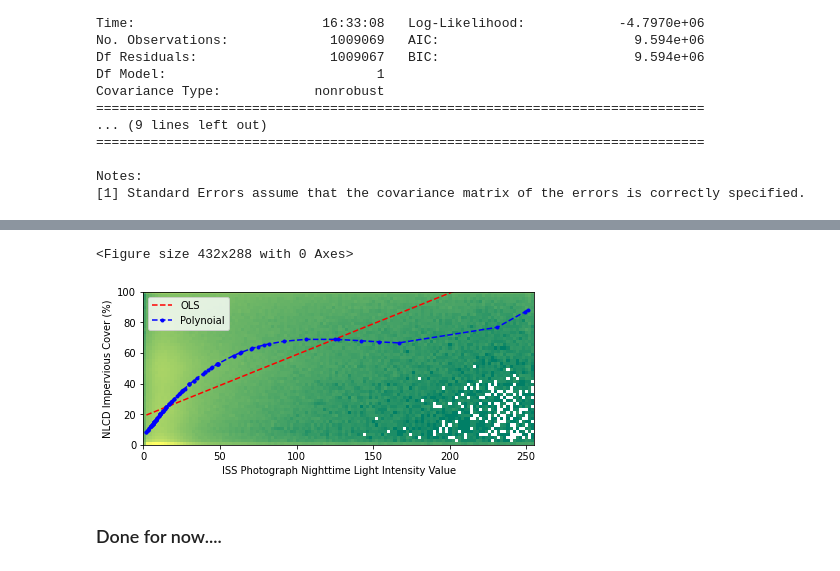
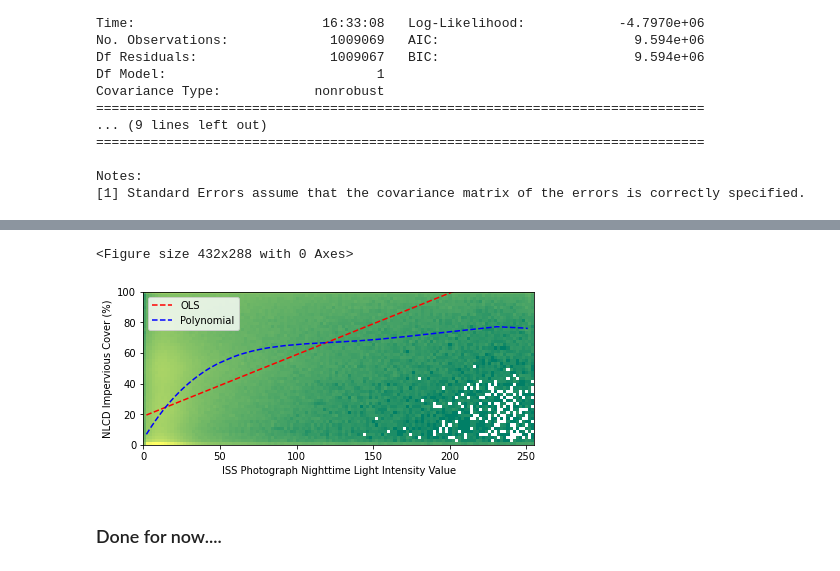
Before and after one commit to chikaj/sa_nightscapes, a Jupyter notebook: nightscapes.ipynb, the cells around one changed output, grey strips where cells are left out. Drawn from its saved outputs; the diff is of its cells as text; code cells hidden in the pictures.

Commit message:
with polynomial function

```diff
--- a/nightscapes.ipynb
+++ b/nightscapes.ipynb
@@ -152,17 +218,3 @@ Notes:
 heatmap, xedges, yedges = np.histogram2d(x, y, bins=(128, 50))
 extent = [xedges[0], xedges[-1], yedges[0], yedges[-1]]
 heatmap[heatmap == 0] = np.NaN
-# %%
-# polynomial fit
-degree = 3
-
-weights = np.polyfit(x, y, degree)
-model = np.poly1d(weights)
-df = pd.DataFrame(columns=['y', 'x'])
-df['x'] = x
-df['y'] = y
-polyresults = smf.ols(formula='y ~ model(x)', data=df).fit()
-print(polyresults.summary())
-# end polynomial fit
-
-plyr = polyresults.fittedvalues.to_numpy()
@@ -187,45 +221,45 @@ Notes:
 # %%
 plt.clf()
 plt.figure(figsize=(7, 3))
 
+# Plot headmap
 plt.imshow(heatmap.T, cmap='summer', norm=mpl.colors.SymLogNorm(2), extent=extent, origin='lower')
+
 # plt.plot(x, results.fittedvalues, 'r--.', label="OLS") # DON'T DO WITH LARGE ARRAY!
-
-# If the line above is commented out, do this instead...
-# min_x_idx = np.where(x==x.min())[0][0]
-# max_x_idx = np.where(x==x.max())[0][0]
-
-# ptx = [x[min_x_idx], x[max_x_idx]]
-# pty = [results.fittedvalues[min_x_idx], results.fittedvalues[max_x_idx]]
-
-# This is the best sub-selector, however...ignore the 4 lines above for the following 2 lines
-ols_x = x[0::len(x)//99]
-ols_y = results.fittedvalues[0::len(results.fittedvalues)//99]
-poly_y = plyr[0::len(plyr)//99]
+# If the line above is commented out, do this instead...this is the best sub-selector
+get_every_nth = 99
+ols_x = x[0::len(x)//get_every_nth]
+ols_y = results.fittedvalues[0::len(results.fittedvalues)//get_every_nth]
+poly_y = plyres[0::len(plyr)//get_every_nth]
+log_y =
 
 df_ols = pd.DataFrame(columns=['y', 'x'])
 df_ols['x'] = ols_x
 df_ols['y'] = ols_y
 df_ols = df_ols.sort_values(by=['x'])
 
 df_poly = pd.DataFrame(columns=['y', 'x'])
 df_poly['x'] = ols_x
 df_poly['y'] = poly_y
 df_poly = df_poly.sort_values(by=['x'])
 
+df_log = pd.DataFrame(columns=['y', 'x'])
+df_log['x'] = ols_x
+# df_log['y'] = np.log()
+
 plt.plot(df_ols['x'], df_ols['y'], 'r--', label="OLS")
-plt.plot(df_poly['x'], df_poly['y'], 'b--.', label="Polynoial")
+plt.plot(df_poly['x'], df_poly['y'], 'b--', label="Polynomial")
 # ...end here.
 
 plt.ylim([0, 100])
 plt.xlabel("ISS Photograph Nighttime Light Intensity Value")
 plt.ylabel("NLCD Impervious Cover (%)")
 plt.legend(loc='best')
 
 plt.show()
 # %% [output]
 <Figure size 432x288 with 0 Axes>
-[figure, old version]
+[figure, new version]
 # %% [markdown]
 ### Done for now....
 # %%
```
Also changed, not shown: parts of 7 cells of this notebook.
